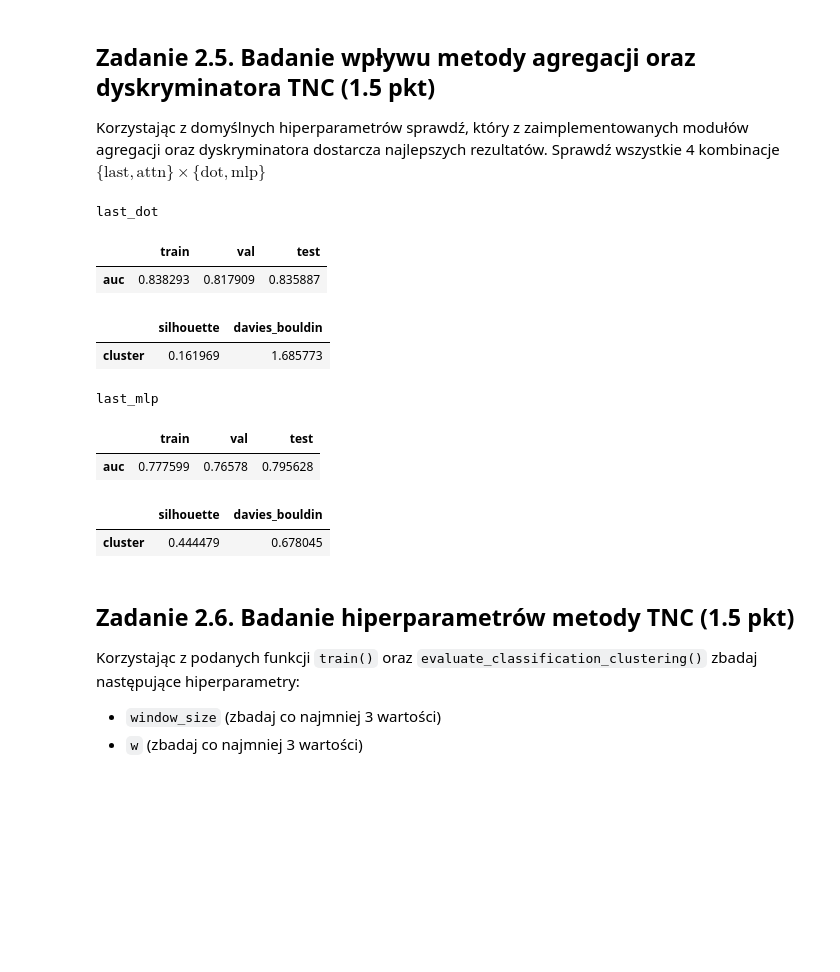
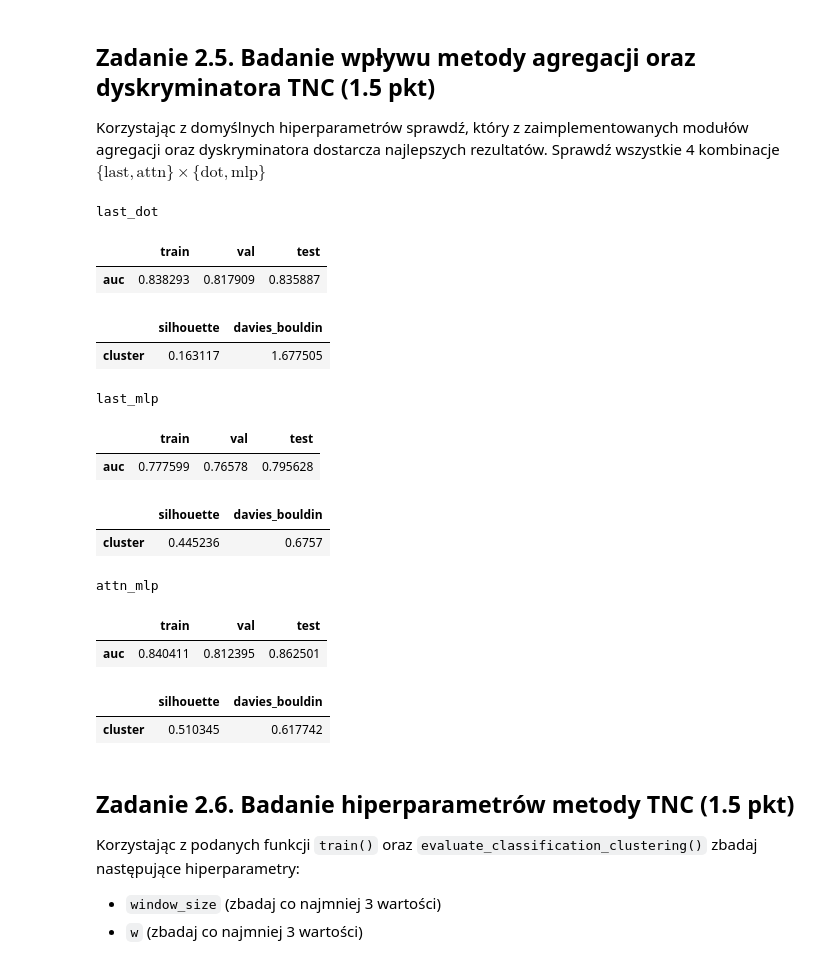
Before and after one commit to piotrdurniat/representation-learning-l05, a Jupyter notebook: 2. Model TNC.ipynb, the cells around one changed output. Cells and saved outputs as stored; diff of their text form; code cells hidden in the pictures; blank space fills up the shorter version.

Commit message:
add attn dot

```diff
--- a/2. Model TNC.ipynb
+++ b/2. Model TNC.ipynb
@@ -608,35 +608,41 @@ train(hparams=attn_mlp_params)
 # %%
 import pandas as pd
 
 names = [
     "last_dot",
     "last_mlp",
-    #  "attn_dot", "attn_mlp"
+    "attn_dot",
+    "attn_mlp",
 ]
 
 
 def disp_res(name: str):
     res = evaluate_classification_clustering(name)
     res_auc = pd.DataFrame(res["auc"], index=["auc"])
     res_cluster = pd.DataFrame(res["cluster"], index=["cluster"])
     print(name)
     display(res_auc)
     display(res_cluster)
 
 
 for name in names:
     disp_res(name)
 # %% [output]
 last_dot
 |  | train | val | test |
 | auc | 0.838293 | 0.817909 | 0.835887 |
 |  | silhouette | davies_bouldin |
-| cluster | 0.161969 | 1.685773 |
+| cluster | 0.163117 | 1.677505 |
 last_mlp
 |  | train | val | test |
 | auc | 0.777599 | 0.76578 | 0.795628 |
 |  | silhouette | davies_bouldin |
-| cluster | 0.444479 | 0.678045 |
+| cluster | 0.445236 | 0.6757 |
+attn_mlp
+|  | train | val | test |
+| auc | 0.840411 | 0.812395 | 0.862501 |
+|  | silhouette | davies_bouldin |
+| cluster | 0.510345 | 0.617742 |
 # %% [markdown]
 ## Zadanie 2.6. Badanie hiperparametrów metody TNC (1.5 pkt)
 
```
Also changed, not shown: 2 other files.
